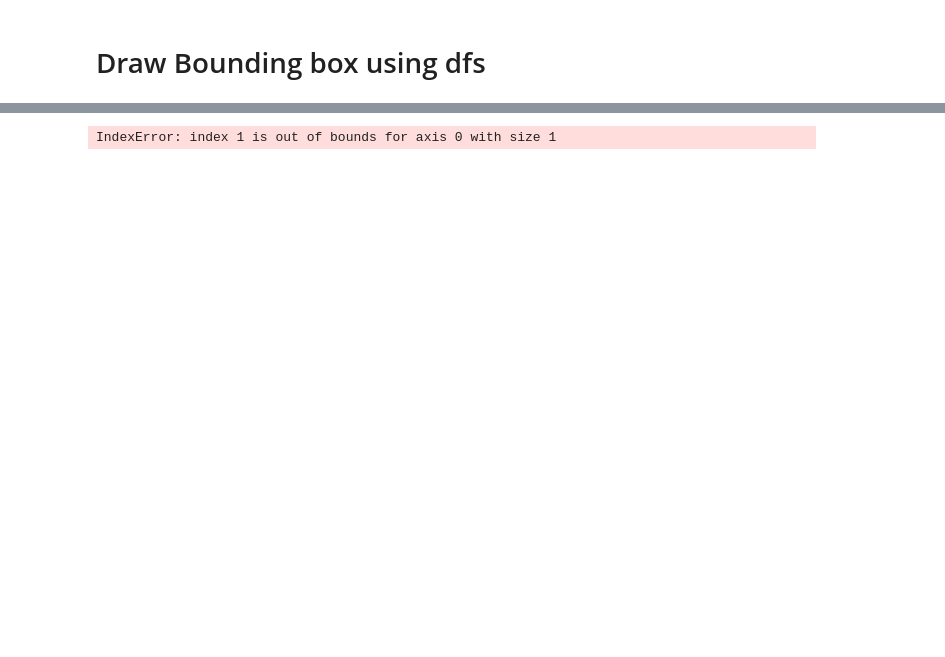
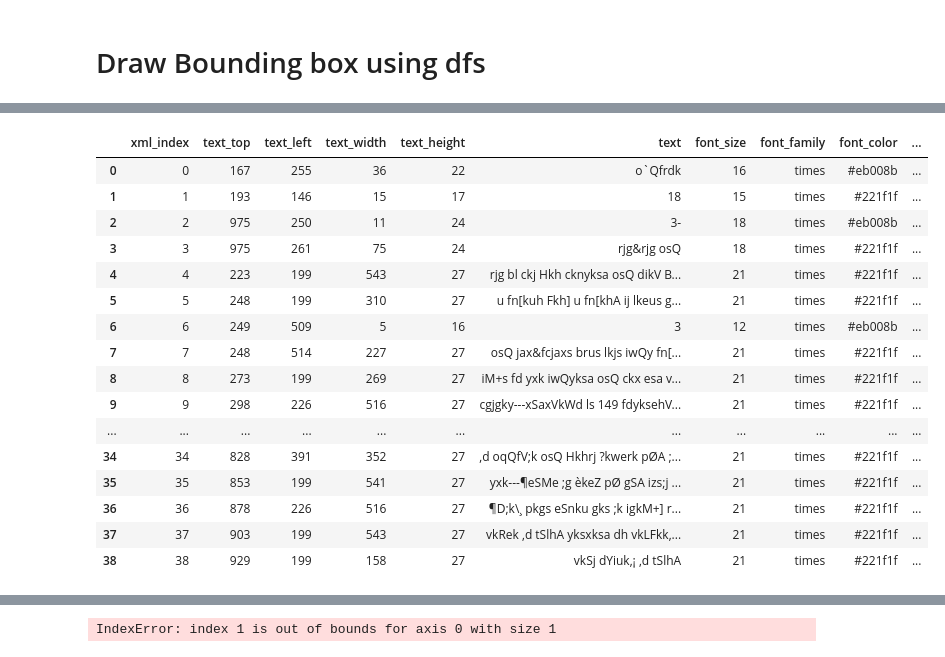
Before and after one commit to project-anuvaad/anuvaad, a Jupyter notebook: anuvaad-etl/anuvaad-extractor/block-merger/src/notebooks/ds_driver_v3.ipynb, the cells around one changed output, grey strips where cells are left out. Saved outputs shown, nothing was run; the diff lists cells and outputs as text; code cells hidden in the pictures; blank space fills up the shorter version.

```diff
--- a/anuvaad-etl/anuvaad-extractor/block-merger/src/notebooks/ds_driver_v3.ipynb
+++ b/anuvaad-etl/anuvaad-extractor/block-merger/src/notebooks/ds_driver_v3.ipynb
@@ -66,9 +66,9 @@ input_dir  = os.path.join(base_dir, 'sample-data','input')
 save_dir   = os.path.join(base_dir, 'sample-data', 'bbox_output')
 output_dir = os.path.join(base_dir, 'sample-data', 'output')
 
-filename   = 'Madras_HC_02.pdf'
-lang ='en'
-index = 1
+filename   = 'ncert.pdf'
+lang ='hi'
+index = 0
 # %% [markdown]
 ## extract the pdf into xml & background images for downstream processing
 # %%
@@ -109,6 +109,8 @@ def doc_structure_analysis(xml_dfs,img_dfs,working_dir ,lang, page_width, page_h
     text_merger = ChildTextUnify()
 
     in_dfs, table_dfs, line_dfs,bg_dfs = get_text_table_line_df(xml_dfs, img_dfs, pdf_bg_img_filepaths)
+    in_dfs[0]['font_family']="times"
+    in_dfs[0]['font_family_updated']="times"
     h_dfs = get_xml.get_hdfs(in_dfs, header_region, footer_region)
 
     if lang != 'en':
@@ -127,5 +129,5 @@ def doc_structure_analysis(xml_dfs,img_dfs,working_dir ,lang, page_width, page_h
     log_info( "document structure analysis successfully completed", app_context.application_context )
     return in_dfs,h_dfs, v_dfs, p_dfs
 # %%
-in_dfs,h_dfs, v_dfs, p_dfs = doc_structure_analysis(xml_dfs,img_dfs,working_dir, lang, page_width, page_height, pdf_bg_img_filepaths,pdf_image_paths)
+in_dfs,h_dfs, v_dfs, p_dfs = doc_structure_analysis([xml_dfs[index]],[img_dfs[index]],working_dir, lang, page_width, page_height, [pdf_bg_img_filepaths[index]],[pdf_image_paths[index]])
 # %% [output]
@@ -147,3 +139,23 @@ See the caveats in the documentation: https://pandas.pydata.org/pandas-docs/stab
+# %%
+in_dfs[0]
+# %% [output]
+|  | xml_index | text_top | text_left | text_width | text_height | text | font_size | font_family | font_color | ... |
+| 0 | 0 | 167 | 255 | 36 | 22 | o`Qfrdk | 16 | times | #eb008b | ... |
+| 1 | 1 | 193 | 146 | 15 | 17 | 18 | 15 | times | #221f1f | ... |
+| 2 | 2 | 975 | 250 | 11 | 24 | 3- | 18 | times | #eb008b | ... |
+| 3 | 3 | 975 | 261 | 75 | 24 | rjg&rjg osQ | 18 | times | #221f1f | ... |
+| 4 | 4 | 223 | 199 | 543 | 27 | rjg bl ckj Hkh cknyksa osQ dikV B... | 21 | times | #221f1f | ... |
+| 5 | 5 | 248 | 199 | 310 | 27 | u fn[kuh Fkh] u fn[khA ij lkeus g... | 21 | times | #221f1f | ... |
+| 6 | 6 | 249 | 509 | 5 | 16 | 3 | 12 | times | #eb008b | ... |
+| 7 | 7 | 248 | 514 | 227 | 27 | osQ jax&fcjaxs brus lkjs iwQy fn[... | 21 | times | #221f1f | ... |
+| 8 | 8 | 273 | 199 | 269 | 27 | iM+s fd yxk iwQyksa osQ ckx esa v... | 21 | times | #221f1f | ... |
+| 9 | 9 | 298 | 226 | 516 | 27 | cgjgky---xSaxVkWd ls 149 fdyksehV... | 21 | times | #221f1f | ... |
+| ... | ... | ... | ... | ... | ... | ... | ... | ... | ... | ... |
+| 34 | 34 | 828 | 391 | 352 | 27 | ,d oqQfV;k osQ Hkhrj ?kwerk pØA ;... | 21 | times | #221f1f | ... |
+| 35 | 35 | 853 | 199 | 541 | 27 | yxk---¶eSMe ;g èkeZ pØ gSA izs;j ... | 21 | times | #221f1f | ... |
+| 36 | 36 | 878 | 226 | 516 | 27 | ¶D;k\¸ pkgs eSnku gks ;k igkM+] r... | 21 | times | #221f1f | ... |
+| 37 | 37 | 903 | 199 | 543 | 27 | vkRek ,d tSlhA yksxksa dh vkLFkk,... | 21 | times | #221f1f | ... |
+| 38 | 38 | 929 | 199 | 158 | 27 | vkSj dYiuk,¡ ,d tSlhA | 21 | times | #221f1f | ... |
 # %%
 page_index      = 0
 img_filepath    = pdf_image_paths[page_index]
```
Also changed, not shown: parts of 2 cells of this notebook, 1 other file.
